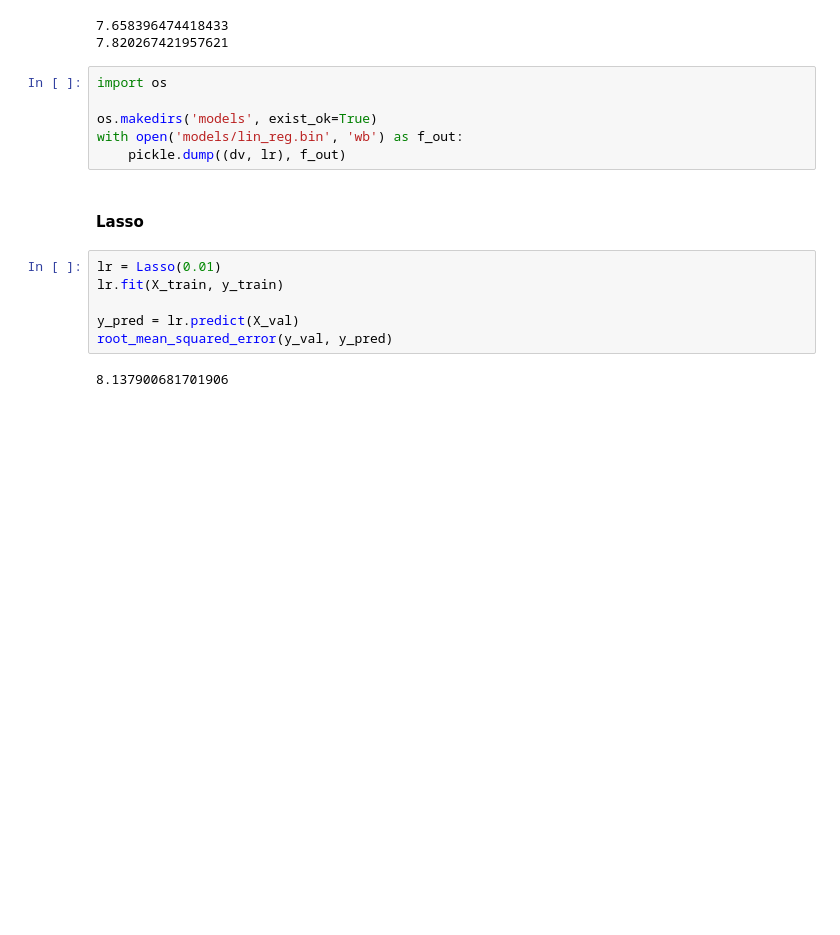
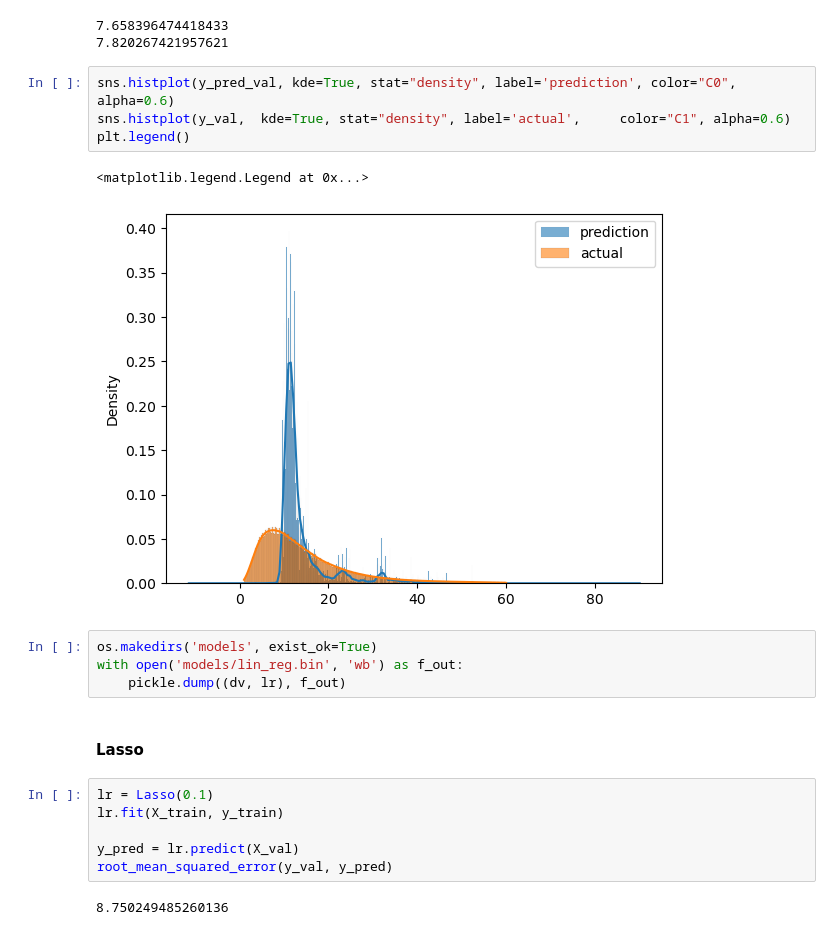
Before and after one commit to zarcorj/mlops-zoomcap, a Jupyter notebook: 01-intro/homework.ipynb, the cells around one changed output. Saved outputs shown, nothing was run; the diff lists cells and outputs as text; blank space fills up the shorter version.

```diff
--- a/01-intro/homework.ipynb
+++ b/01-intro/homework.ipynb
@@ -160,22 +236,27 @@ print(root_mean_squared_error(y_val, y_pred_val))
 # %% [output]
 7.658396474418433
 7.820267421957621
+# %%
+sns.histplot(y_pred_val, kde=True, stat="density", label='prediction', color="C0", alpha=0.6)
+sns.histplot(y_val,  kde=True, stat="density", label='actual',     color="C1", alpha=0.6)
+plt.legend()
+# %% [output]
+<matplotlib.legend.Legend at 0x...>
+[figure, added]
 # %%
-import os
-
 os.makedirs('models', exist_ok=True)
 with open('models/lin_reg.bin', 'wb') as f_out:
     pickle.dump((dv, lr), f_out)
 # %% [markdown]
 #### Lasso
 # %%
-lr = Lasso(0.01)
+lr = Lasso(0.1)
 lr.fit(X_train, y_train)
 
 y_pred = lr.predict(X_val)
 root_mean_squared_error(y_val, y_pred)
 # %% [output]
-8.137900681701906
+8.750249485260136
 # %%
 sns.histplot(y_pred, kde=True, stat="density", label='prediction', color="C0", alpha=0.6)
 sns.histplot(y_val,  kde=True, stat="density", label='actual',     color="C1", alpha=0.6)
```
Also changed, not shown: parts of 20 cells of this notebook, 2 other files.
